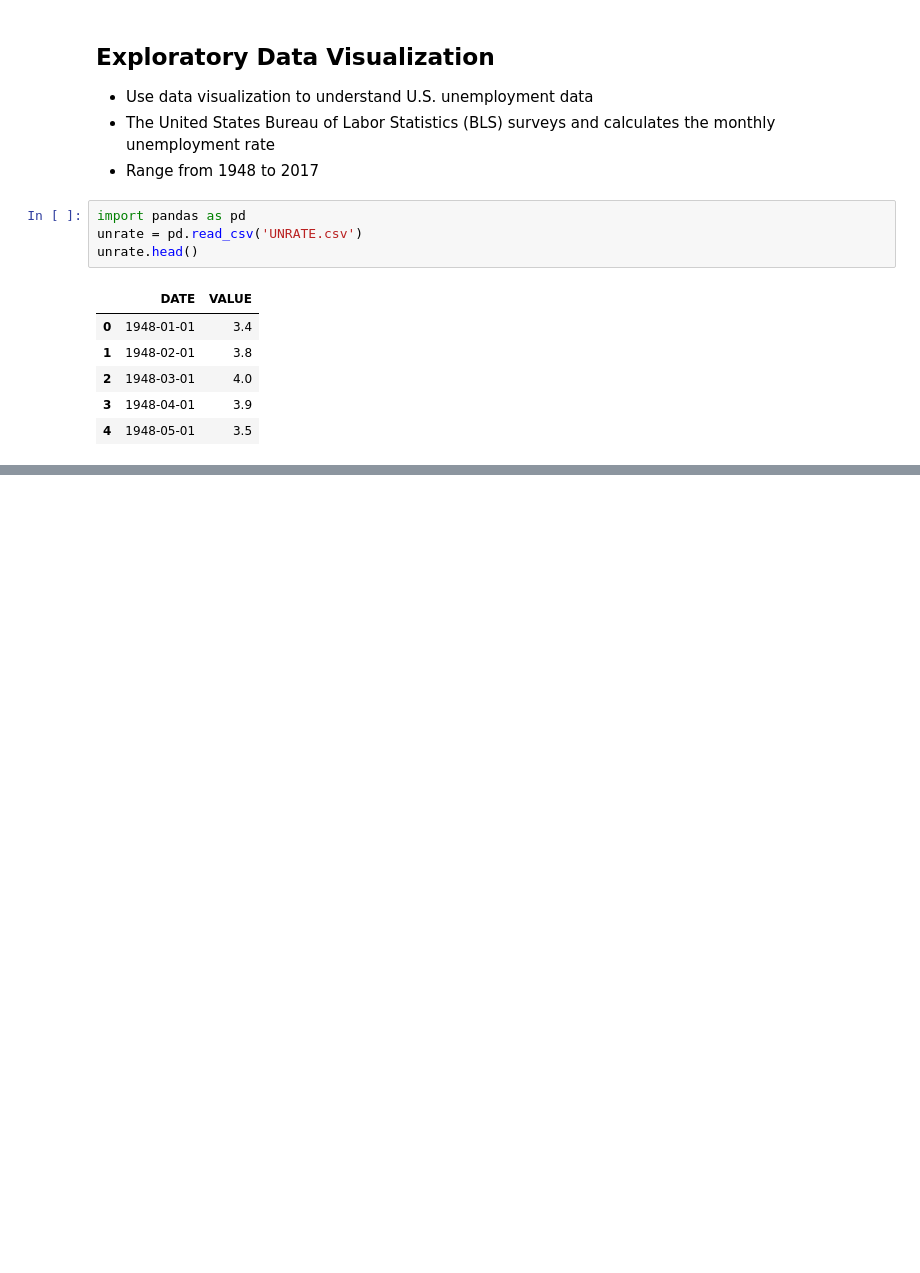
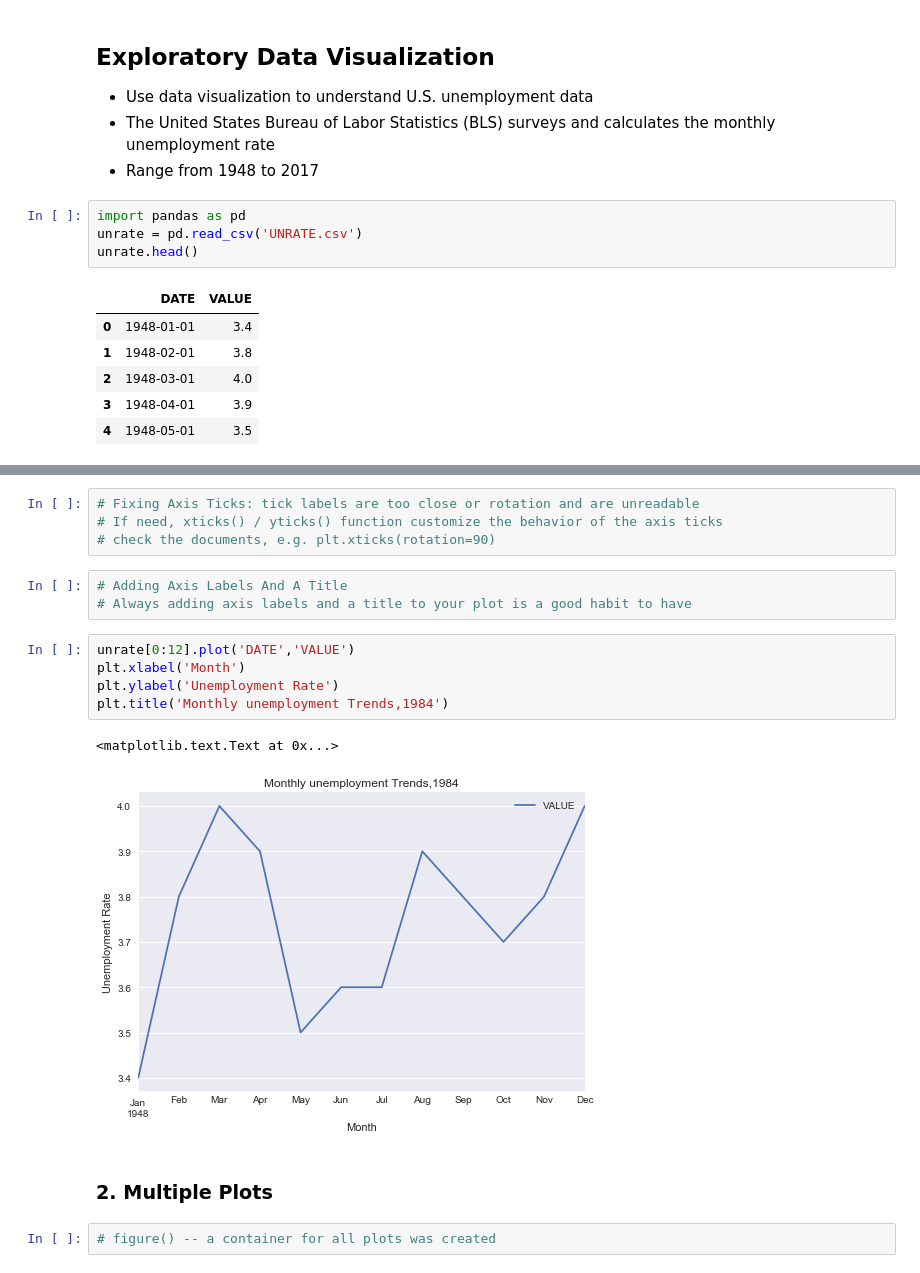
Before and after one commit to freena22/exploring-datasets, a Jupyter notebook: Data_Visualization.ipynb, the cells around one changed output, grey strips where cells are left out. Drawn from its saved outputs; the diff is of its cells as text; blank space fills up the shorter version.

```diff
--- a/Data_Visualization.ipynb
+++ b/Data_Visualization.ipynb
@@ -16,0 +56,19 @@ unrate.head()
+# %%
+# Fixing Axis Ticks: tick labels are too close or rotation and are unreadable
+# If need, xticks() / yticks() function customize the behavior of the axis ticks
+# check the documents, e.g. plt.xticks(rotation=90)
+# %%
+# Adding Axis Labels And A Title
+# Always adding axis labels and a title to your plot is a good habit to have
+# %%
+unrate[0:12].plot('DATE','VALUE')
+plt.xlabel('Month')
+plt.ylabel('Unemployment Rate')
+plt.title('Monthly unemployment Trends,1984')
+# %% [output]
+<matplotlib.text.Text at 0x...>
+[figure, added]
+# %% [markdown]
+### 2. Multiple Plots
+# %%
+# figure() -- a container for all plots was created
```
Also changed, not shown: parts of 13 cells of this notebook.
